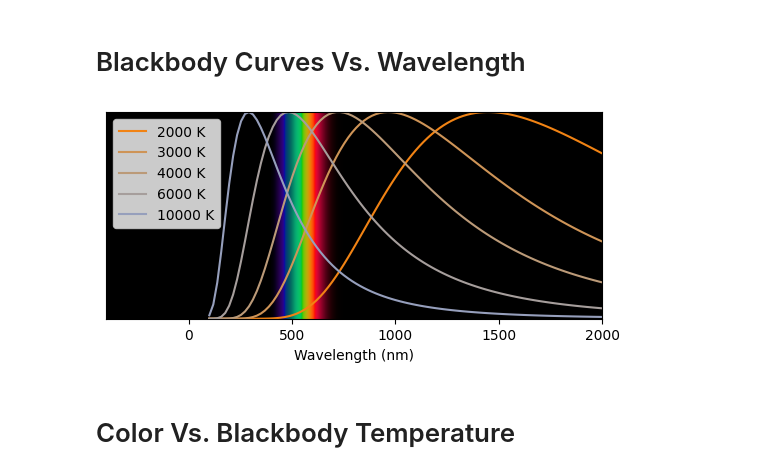
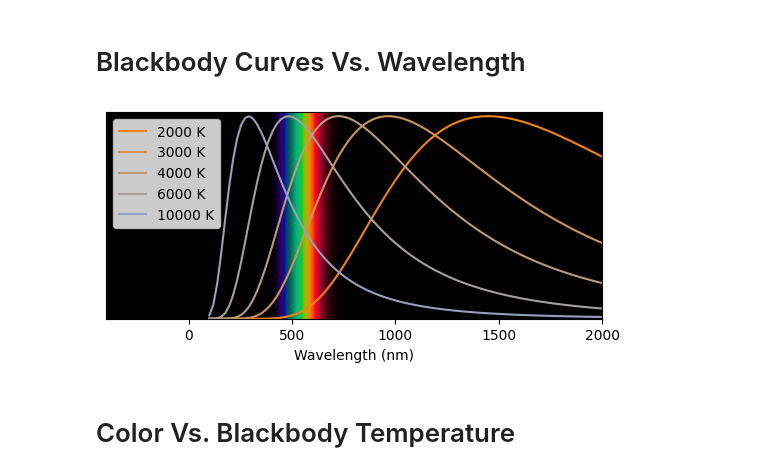
Before and after one commit to Gerber-Write-Ups/Color-Visualization, a Jupyter notebook: Color Visualization.ipynb, the cells around one changed output. Cells and saved outputs as stored; diff of their text form; code cells hidden in the pictures.

```diff
--- a/Color Visualization.ipynb
+++ b/Color Visualization.ipynb
@@ -429,7 +429,7 @@ def blackbody_xyY(temp_K):
 # %% [markdown]
 ## Plot Options
 # %%
-n_steps = 200
+n_steps = 300
 use_fixed_luminance = False
 color_outside_sRGB_gamut = True
 
@@ -588,6 +587,0 @@ plt.show()
-# %%
-l = 645
-print(monochromatic_to_XYZ(l, scale=1))
-x, y, Y = XYZ_to_xyz(*monochromatic_to_XYZ(l, scale=1))
-print(x, y, Y)
-print(x + y)
@@ -631,23 +622,24 @@ plt.show()
 # %%
 fig, ax = plt.subplots(1, 1)
 wavelengths = np.linspace(100, 2000, 100)
 ax.imshow(color_array, extent=(400, 800, 0, 1))
 for temp in [2000, 3000, 4000, 6000, 10000]:
     spec = blackbody_spectrum(wavelengths, temp)
     x, y, Y = blackbody_xyY(temp)
     # RGB = xy_to_rescaled_sRGB(x, y, 1)
     RGB = xyY_to_sRGB(x, y, 0.35)
 
-    ax.plot(wavelengths, spec/max(spec), color=RGB, label=f'{temp} K')
+    ax.plot(wavelengths, 0.98*spec/max(spec), color=RGB, label=f'{temp} K')
 ax.set_xlim(-400, 2000)
+# ax.set_ylim(0, 1)
 ax.legend()
 ax.set_aspect(1000)
 ax.get_yaxis().set_visible(False)
 ax.set_xlabel('Wavelength (nm)')
 ax.set_facecolor('black')
 plt.show()
 # %% [output]
-[figure, old version]
+[figure, new version]
 # %% [markdown]
 # Color Vs. Blackbody Temperature
 # %%
```
Also changed, not shown: parts of 3 cells of this notebook.
